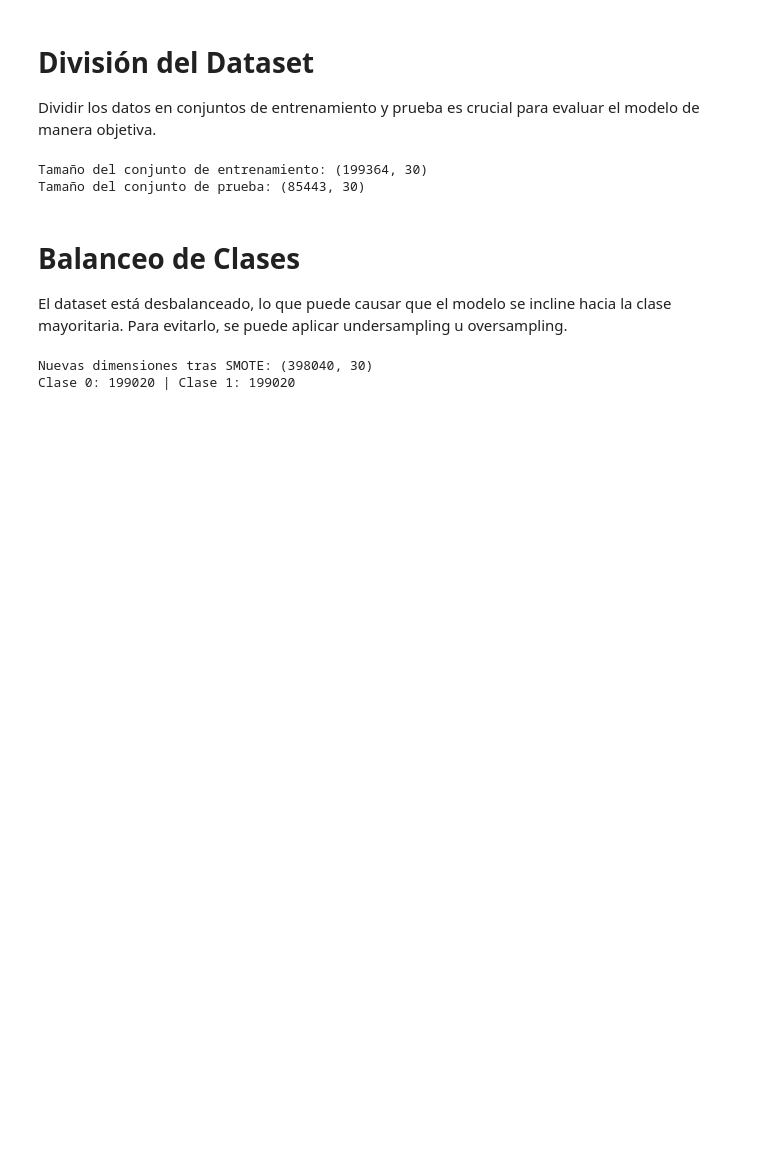
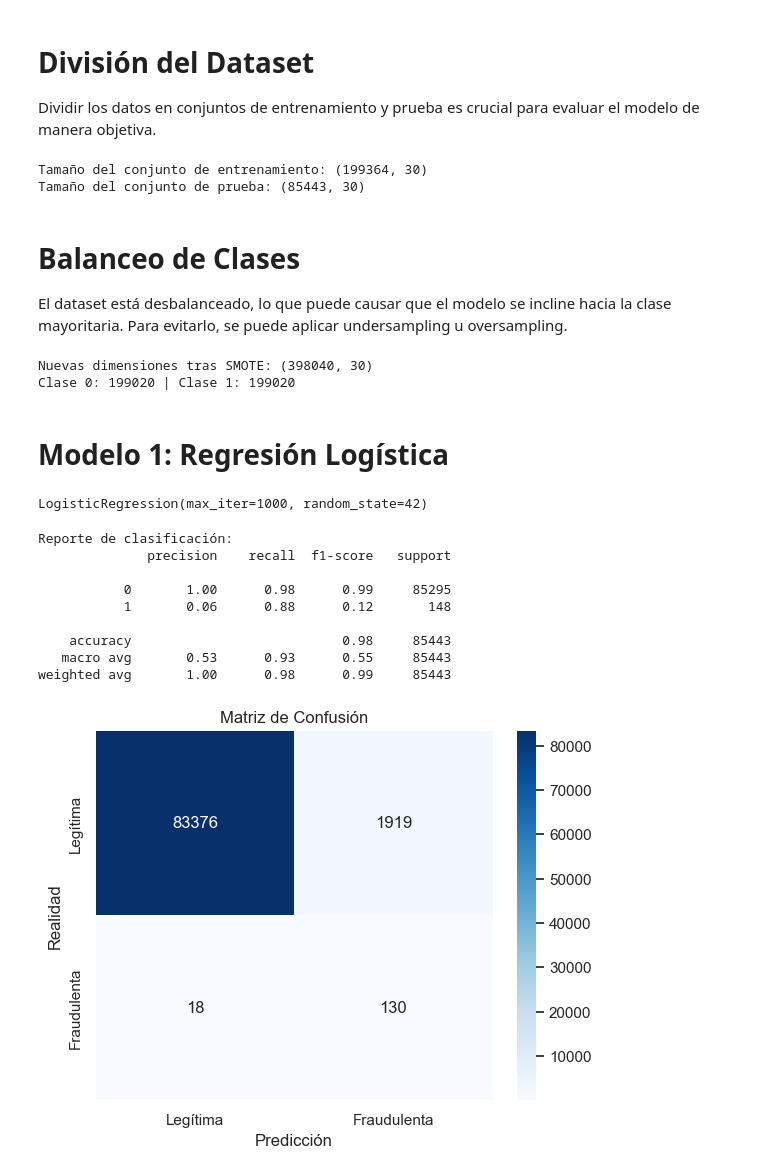
Before and after one commit to MemoSayan/credit_card_fraud, a Jupyter notebook: credit-card.ipynb, the cells around one changed output. Drawn from its saved outputs; the diff is of its cells as text; code cells hidden in the pictures; blank space fills up the shorter version.

Commit message:
Entrenamiento modelo regresión logística

```diff
--- a/credit-card.ipynb
+++ b/credit-card.ipynb
@@ -205,3 +223,5 @@ print(f'Clase 0: {(y_train_balanced == 0).sum()} | Clase 1: {(y_train_balanced =
 # %% [output]
 Nuevas dimensiones tras SMOTE: (398040, 30)
 Clase 0: 199020 | Clase 1: 199020
+# %% [markdown]
+# Modelo 1: Regresión Logística
@@ -207,0 +236,33 @@ Clase 0: 199020 | Clase 1: 199020
+# %%
+# Inicializar y entrenar el modelo
+logistic_model = LogisticRegression(max_iter=1000, random_state=42)
+logistic_model.fit(X_train_balanced, y_train_balanced)
+# %% [output]
+LogisticRegression(max_iter=1000, random_state=42)
+# %%
+# Realizar predicciones
+y_pred = logistic_model.predict(X_test)
+y_pred_proba = logistic_model.predict_proba(X_test)[:, 1]
+
+# Reporte de clasificación
+print("Reporte de clasificación:")
+print(classification_report(y_test, y_pred))
+
+# Matriz de confusión
+cm = confusion_matrix(y_test, y_pred)
+sns.heatmap(cm, annot=True, fmt='d', cmap='Blues', xticklabels=['Legítima', 'Fraudulenta'], yticklabels=['Legítima', 'Fraudulenta'])
+plt.xlabel('Predicción')
+plt.ylabel('Realidad')
+plt.title('Matriz de Confusión')
+plt.show()
+# %% [output]
+Reporte de clasificación:
+              precision    recall  f1-score   support
+
+           0       1.00      0.98      0.99     85295
+           1       0.06      0.88      0.12       148
+
+    accuracy                           0.98     85443
+   macro avg       0.53      0.93      0.55     85443
+weighted avg       1.00      0.98      0.99     85443
+[figure, added]
```
Also changed, not shown: parts of 18 cells of this notebook.
